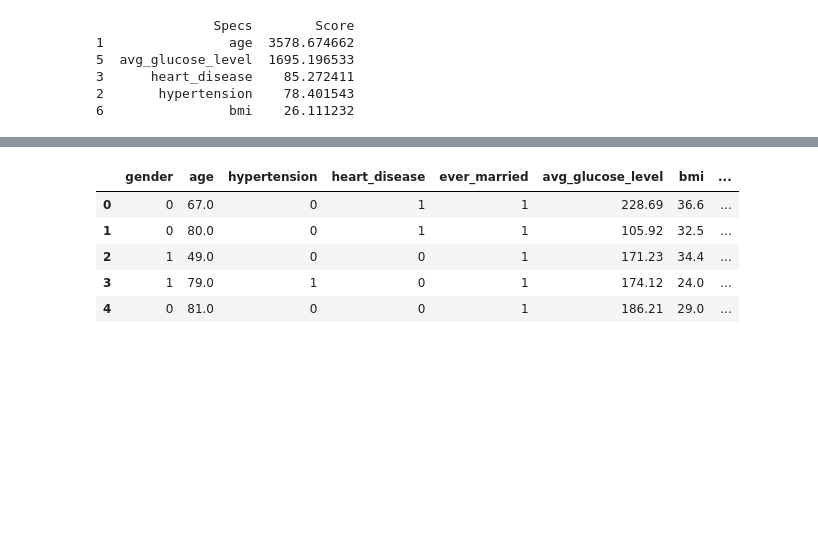
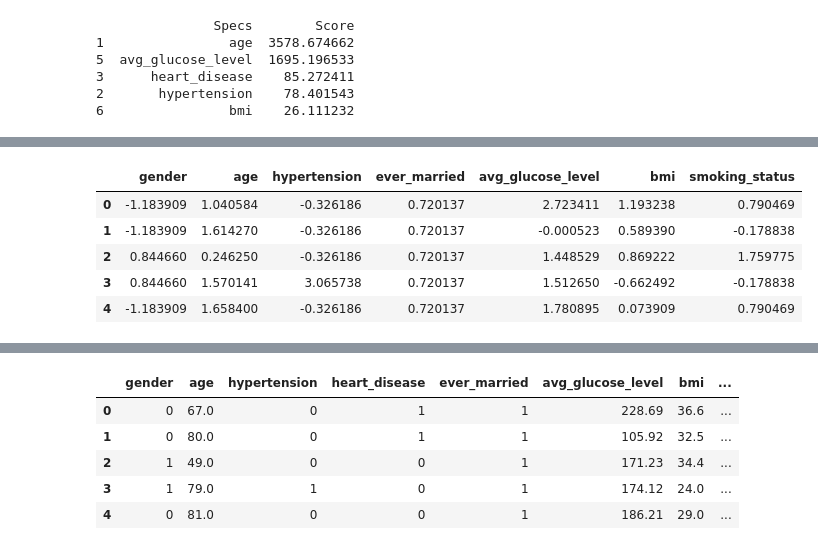
Before and after one commit to Lisnivia/F21DL, a Jupyter notebook: Lab 3.ipynb, the cells around one changed output, grey strips where cells are left out. Drawn from its saved outputs; the diff is of its cells as text; code cells hidden in the pictures; blank space fills up the shorter version.

```diff
--- a/Lab 3.ipynb
+++ b/Lab 3.ipynb
@@ -80,0 +99,17 @@ plt.show()
+# %%
+features = ['gender','age','hypertension','ever_married', 'avg_glucose_level', 'bmi','smoking_status']
+# Separating out the features
+x = brain_num.loc[:, features].values
+# Separating out the target
+y = brain_num.loc[:,['stroke']].values
+# Standardizing the features
+x = StandardScaler().fit_transform(x)
+brain_test = pd.DataFrame(x, columns=['gender','age','hypertension','ever_married', 'avg_glucose_level', 'bmi','smoking_status'])
+brain_test.head()
+# %% [output]
+|  | gender | age | hypertension | ever_married | avg_glucose_level | bmi | smoking_status |
+| 0 | -1.183909 | 1.040584 | -0.326186 | 0.720137 | 2.723411 | 1.193238 | 0.790469 |
+| 1 | -1.183909 | 1.614270 | -0.326186 | 0.720137 | -0.000523 | 0.589390 | -0.178838 |
+| 2 | 0.844660 | 0.246250 | -0.326186 | 0.720137 | 1.448529 | 0.869222 | 1.759775 |
+| 3 | 0.844660 | 1.570141 | 3.065738 | 0.720137 | 1.512650 | -0.662492 | -0.178838 |
+| 4 | -1.183909 | 1.658400 | -0.326186 | 0.720137 | 1.780895 | 0.073909 | 0.790469 |
```
Also changed, not shown: parts of 12 cells of this notebook.
